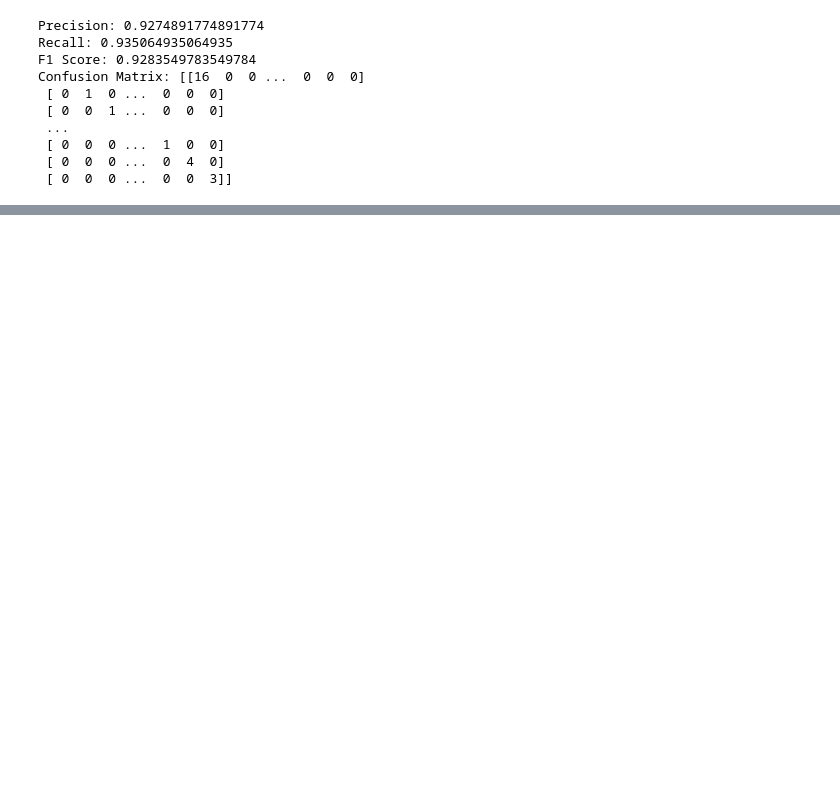
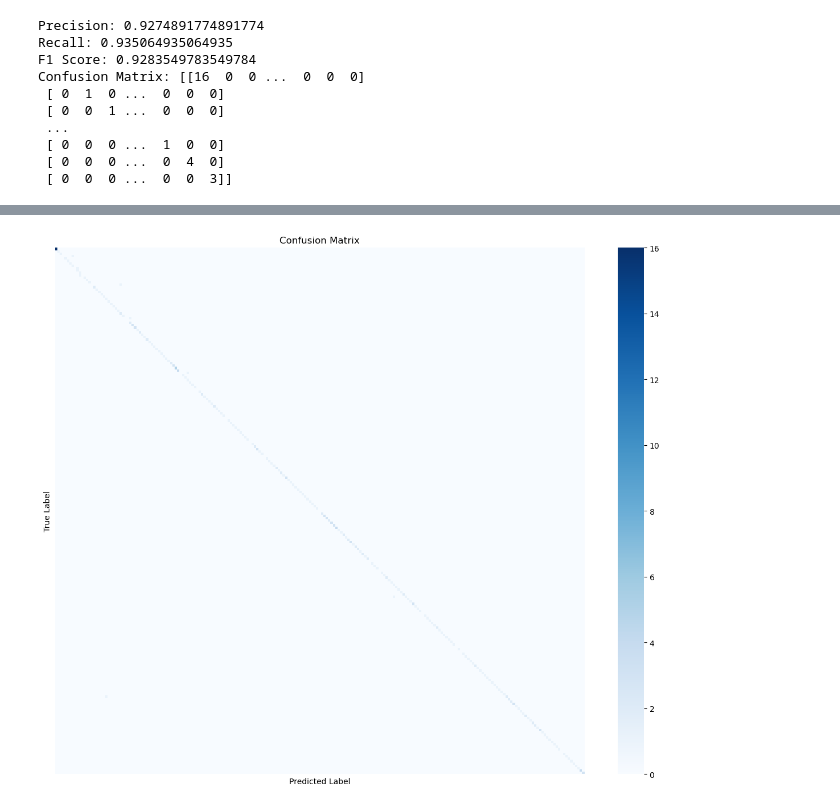
Before and after one commit to solazzol/handwriting-reco-project, a Jupyter notebook: handwriting-recognition/model/evaluation.ipynb, the cells around one changed output, grey strips where cells are left out. Cells and saved outputs as stored; diff of their text form; code cells hidden in the pictures; blank space fills up the shorter version.

Commit message:
updated evaluation script and environment.yml; loaded test dataset pth and model weights pth; added new_autor.ipynb (not tested)

```diff
--- a/handwriting-recognition/model/evaluation.ipynb
+++ b/handwriting-recognition/model/evaluation.ipynb
@@ -69,6 +74,7 @@ class CustomDataset(Dataset):
         image, label = self.data[idx]  # Ogni elemento è una tupla (immagine, etichetta)
         return image, label
 # %%
+'''
 # Carica il dataset da un file .pth
 data = torch.load("val_dataset.pth")
 
@@ -99,10 +105,13 @@ with torch.no_grad():
         all_preds.extend(preds.cpu().numpy())
         all_probs.extend(probabilities[:, 1].cpu().numpy())  # For binary classification
 
+#Accuracy
+accuracy = accuracy_score(all_labels, all_preds)
+
 # Compute metrics
-precision = precision_score(all_labels, all_preds, average="weighted")
-recall = recall_score(all_labels, all_preds, average="weighted")
-f1 = f1_score(all_labels, all_preds, average="weighted")
+precision = precision_score(all_labels, all_preds, average="weighted", labels=np.unique(all_preds))
+recall = recall_score(all_labels, all_preds, average="weighted", labels=np.unique(all_preds))
+f1 = f1_score(all_labels, all_preds, average="weighted", labels=np.unique(all_preds))
 
 # ROC and AUC
 #fpr, tpr, _ = roc_curve(all_labels, all_probs)
@@ -116,8 +125,10 @@ f1 = f1_score(all_labels, all_preds, average="weighted")
 cm = confusion_matrix(all_labels, all_preds)
 
 # Return all metrics
-print("Precision: "+ str(precision),
+print("Accuracy: " + str(accuracy),
+    "\nPrecision: "+ str(precision),
     "\nRecall: " + str(recall),
     "\nF1 Score: " + str(f1),
     "\nConfusion Matrix: " + str(cm))
+'''
 # %% [output]
@@ -174 +177,10 @@ Elemento 14: Tipo <class 'str'>, Dimensioni: Non Tensor
+# %%
+# Carica il dataset da un file .pth
+data = torch.load("val_dataset.pth")
+
+# Crea il dataset personalizzato
+test_dataset = CustomDataset(data)
+
+# Crea il DataLoader
+test_loader = DataLoader(test_dataset, batch_size=32, shuffle=False)
 # %%
@@ -227,0 +355,11 @@ for metric, value in metrics.items():
+# %%
+cm = metrics["CM"]
+plt.figure(figsize=(15, 12))  # Adatta la dimensione per una matrice grande
+sns.heatmap(cm, cmap="Blues", xticklabels=False, yticklabels=False)  # Disattiva etichette per leggibilità
+
+plt.xlabel("Predicted Label")
+plt.ylabel("True Label")
+plt.title("Confusion Matrix")
+plt.show()
+# %% [output]
+[figure, added]
```
Also changed, not shown: parts of 15 cells of this notebook, 2 other files.
